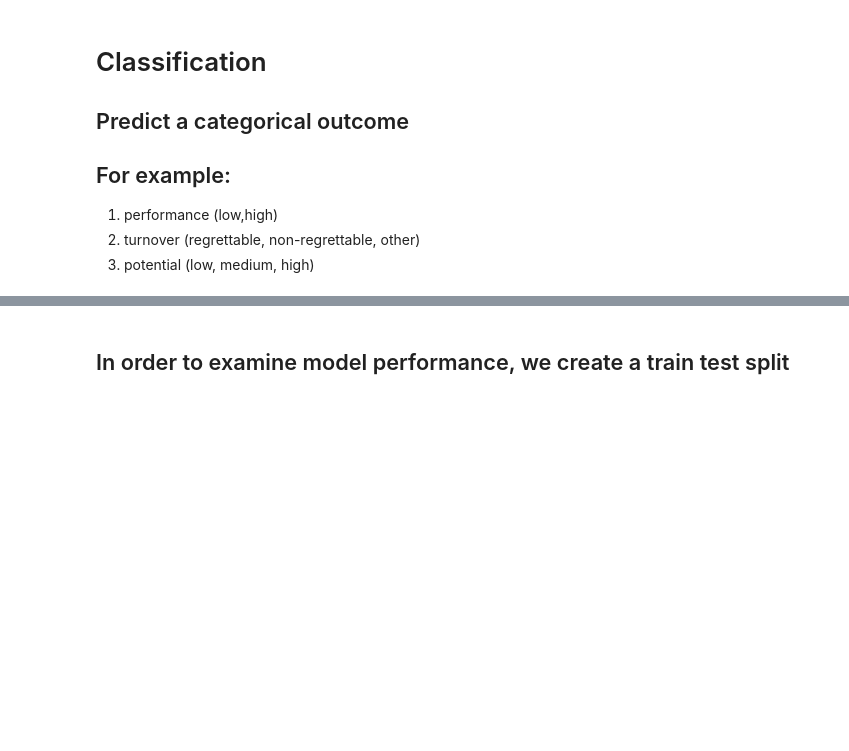
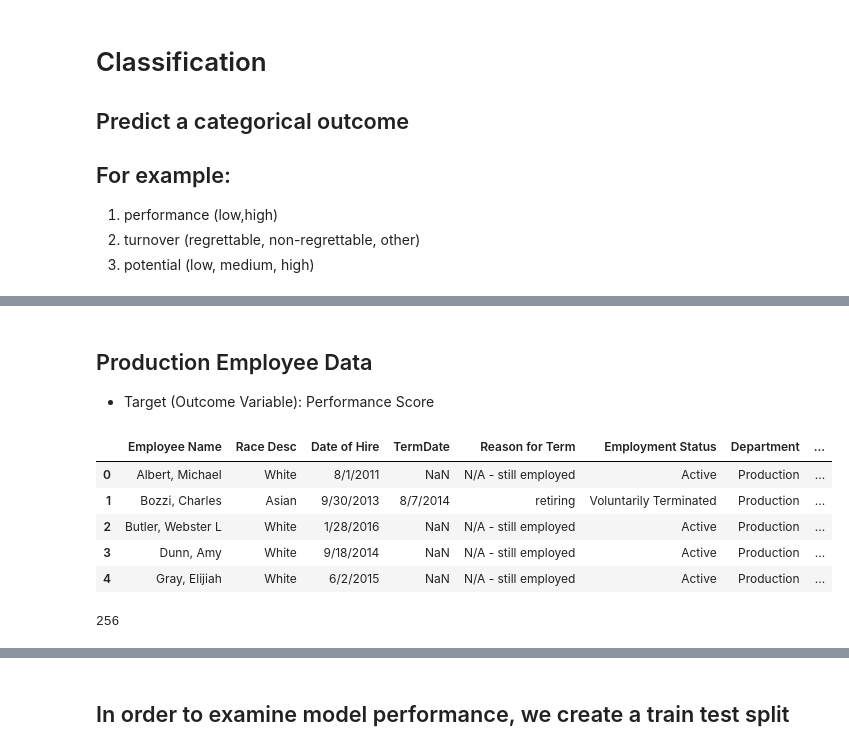
Before and after one commit to egynzhu-personal/siop-python-seminar-2024, a Jupyter notebook: 04_Machine_Learning.ipynb, the cells around one changed output, grey strips where cells are left out. Drawn from its saved outputs; the diff is of its cells as text; code cells hidden in the pictures; blank space fills up the shorter version.

```diff
--- a/04_Machine_Learning.ipynb
+++ b/04_Machine_Learning.ipynb
@@ -19,0 +14,3 @@ y = iris.target
+# %%
+!wget -O prod_data.csv https://raw.githubusercontent.com/egynzhu-personal/siop-python-seminar-2024/main/data/production_staff.csv
+df = pd.read_csv('prod_data.csv', on_bad_lines='skip')
@@ -19,0 +28,16 @@ y = iris.target
+# %% [markdown]
+## Production Employee Data
+- Target (Outcome Variable): Performance Score
+# %%
+df.head()
+# %% [output]
+|  | Employee Name | Race Desc | Date of Hire | TermDate | Reason for Term | Employment Status | Department | ... |
+| 0 | Albert, Michael | White | 8/1/2011 | NaN | N/A - still employed | Active | Production | ... |
+| 1 | Bozzi, Charles | Asian | 9/30/2013 | 8/7/2014 | retiring | Voluntarily Terminated | Production | ... |
+| 2 | Butler, Webster L | White | 1/28/2016 | NaN | N/A - still employed | Active | Production | ... |
+| 3 | Dunn, Amy | White | 9/18/2014 | NaN | N/A - still employed | Active | Production | ... |
+| 4 | Gray, Elijiah | White | 6/2/2015 | NaN | N/A - still employed | Active | Production | ... |
+# %%
+len(df)
+# %% [output]
+256
```
Also changed, not shown: parts of 36 cells of this notebook.
